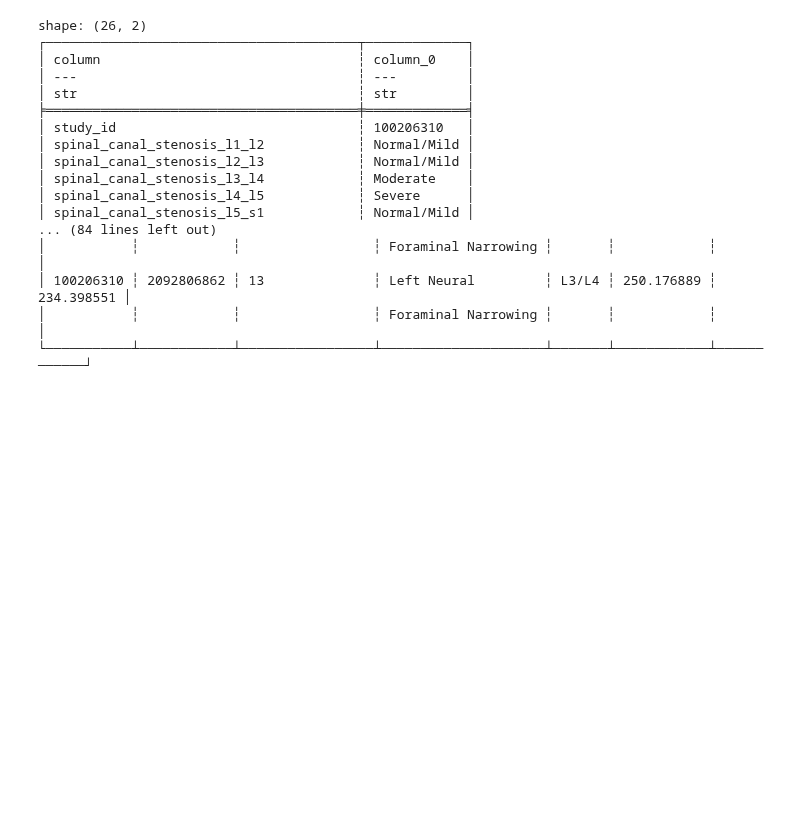
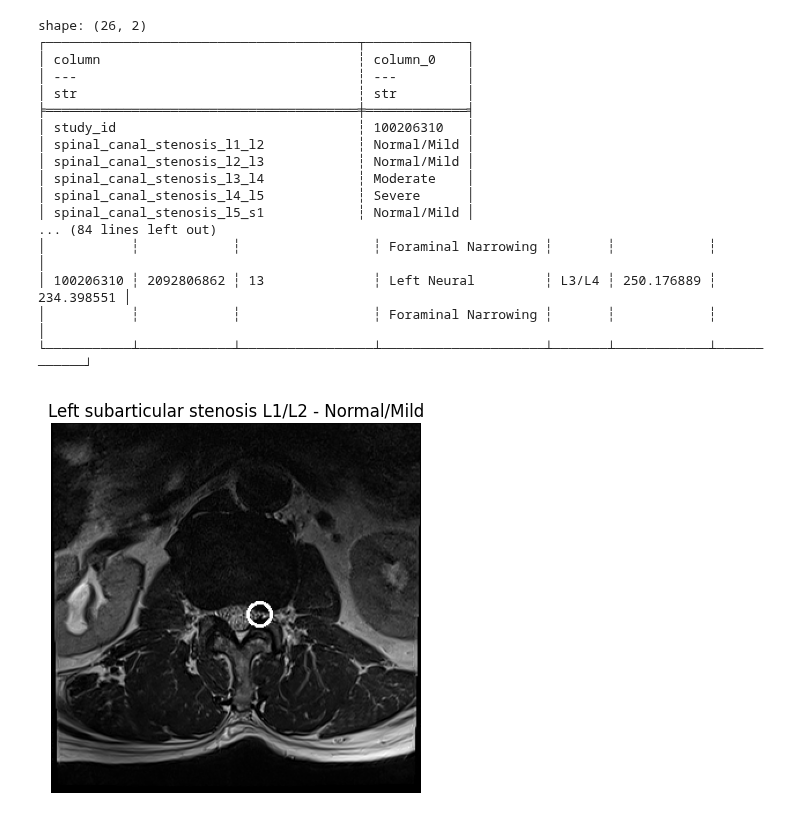
Before and after one commit to sumaniitm/RSNA-2024-Lumbar-Spine-Degenerative-Classification, a Jupyter notebook: primary-problem-study-rsna-2024.ipynb, the cells around one changed output. Cells and saved outputs as stored; diff of their text form; code cells hidden in the pictures; blank space fills up the shorter version.

Commit message:
With DCM image samples

```diff
--- a/primary-problem-study-rsna-2024.ipynb
+++ b/primary-problem-study-rsna-2024.ipynb
@@ -67,0 +70,25 @@ shape: (26, 2)
+# %%
+dcm_image_path = '/kaggle/input/rsna-2024-lumbar-spine-degenerative-classification/train_images/100206310/1012284084/20.dcm'
+left_centre_coords = (int(180.355677), int(165.0342))
+right_centre_coords = (int(145.120536), int(162.285714))
+radius = 10
+color = (255, 0, 0)  # Red color in BGR
+thickness = 2
+
+dicom_ds = dcmread(dcm_image_path)
+IMG = dicom_ds.pixel_array
+
+IMG_normalized = cv2.normalize(IMG, None, alpha=0, beta=255, norm_type=cv2.NORM_MINMAX, dtype=cv2.CV_8U)
+
+left_IMG_with_circle = cv2.circle(IMG_normalized.copy(), left_centre_coords, radius, color, thickness)
+left_IMG_with_circle = cv2.cvtColor(left_IMG_with_circle, cv2.COLOR_BGR2RGB)
+
+right_IMG_with_circle = cv2.circle(IMG_normalized.copy(), right_centre_coords, radius, color, thickness)
+right_IMG_with_circle = cv2.cvtColor(right_IMG_with_circle, cv2.COLOR_BGR2RGB)
+# %%
+plt.imshow(left_IMG_with_circle)
+plt.axis('off')  # Turn off axis numbers and ticks
+plt.title("Left subarticular stenosis L1/L2 - Normal/Mild")
+plt.show()
+# %% [output]
+[figure, added]
```
Also changed, not shown: parts of 8 cells of this notebook.
